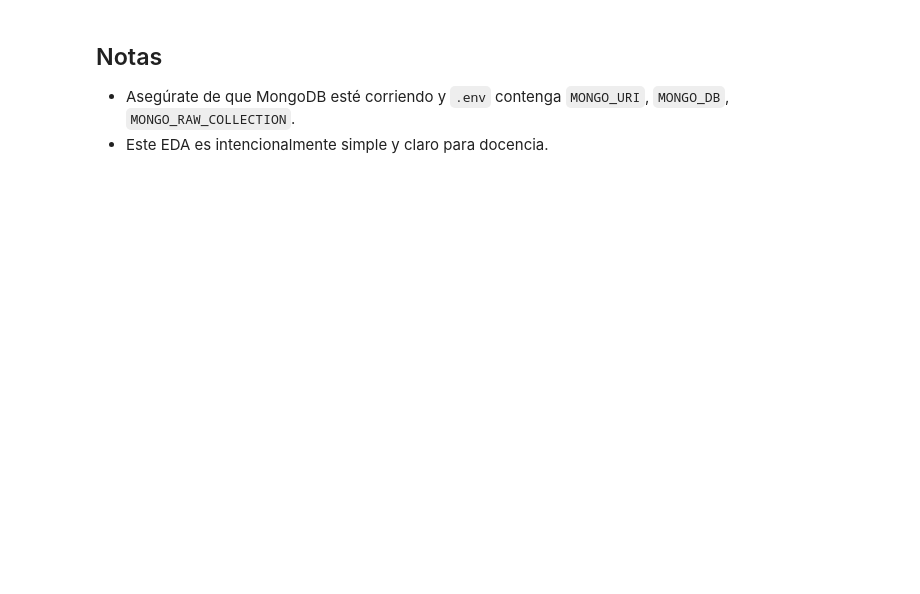
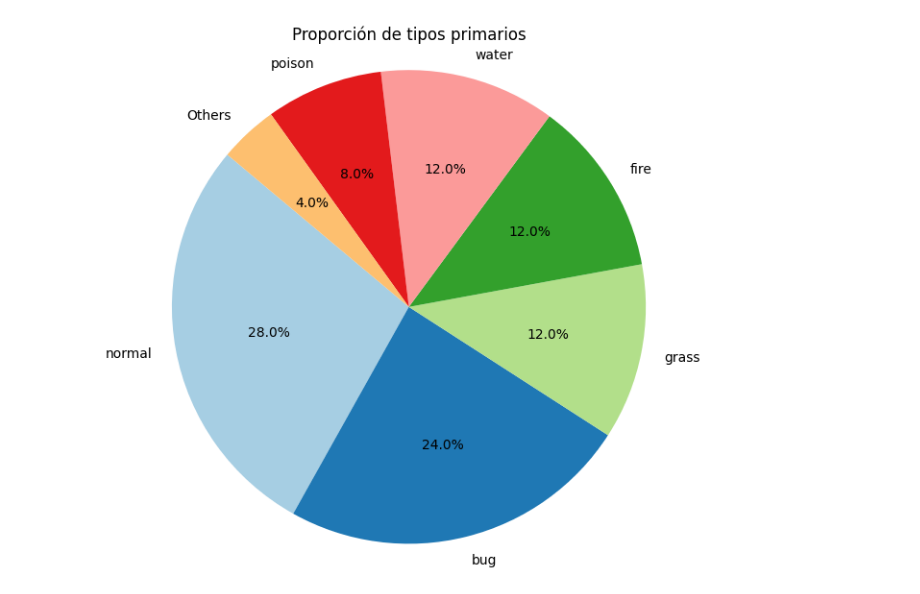
Before and after one commit to NicolasBusch23/taller_4_bases_de_datos, a Jupyter notebook: EDA/RAW_EDA.ipynb, the cells around one changed output. Drawn from its saved outputs; the diff is of its cells as text; code cells hidden in the pictures; blank space fills up the shorter version.

```diff
--- a/EDA/RAW_EDA.ipynb
+++ b/EDA/RAW_EDA.ipynb
@@ -77,19 +190,29 @@ counter.most_common(10)
 # %%
-# Gráfica de barras (inline)
+# Pie chart de tipos primarios (con "Others" si aplica)
 import matplotlib.pyplot as plt
-top = counter.most_common(10)
-if top:
-    labels, values = zip(*top)
-    plt.figure(figsize=(8, 5))
-    plt.bar(labels, values, color='#3B82F6')
-    plt.title('Top primary types (count)')
-    plt.xlabel('Type')
-    plt.ylabel('Count')
-    plt.tight_layout()
+
+pairs = counter.most_common(10)
+if pairs:
+    labels, values = zip(*pairs)
+    labels = list(labels)
+    values = list(values)
+
+    # Si hay muchas categorías, agrupar las menos frecuentes en "Others"
+    max_slices = 6
+    if len(labels) > max_slices:
+        keep_labels = labels[:max_slices]
+        keep_values = values[:max_slices]
+        others = sum(values[max_slices:])
+        keep_labels.append('Others')
+        keep_values.append(others)
+        labels, values = keep_labels, keep_values
+
+    plt.figure(figsize=(7, 7))
+    plt.pie(values, labels=labels, autopct='%1.1f%%', startangle=140, colors=plt.cm.Paired.colors)
+    plt.title('Proporción de tipos primarios')
+    plt.axis('equal')  # círculo perfecto
     plt.show()
 else:
     print('No hay tipos para graficar.')
+# %% [output]
+[figure, added]
-# %% [markdown]
-## Notas
-- Asegúrate de que MongoDB esté corriendo y `.env` contenga `MONGO_URI`, `MONGO_DB`, `MONGO_RAW_COLLECTION`.
-- Este EDA es intencionalmente simple y claro para docencia.
```
Also changed, not shown: parts of 12 cells of this notebook, 4 other files.
